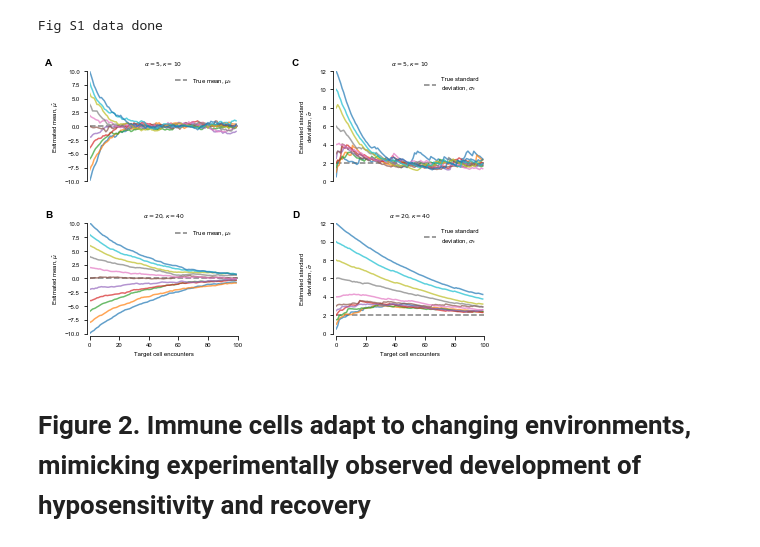
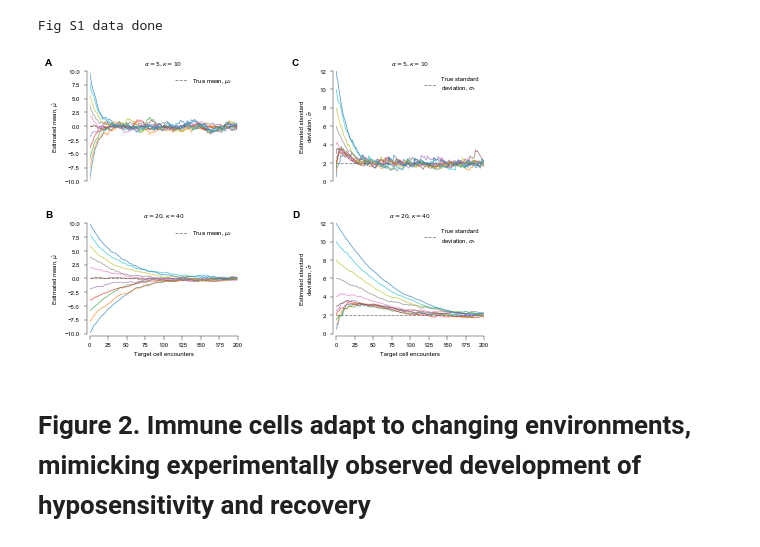
Before and after one commit to ywqin/paper-innate-immune-adaptation, a Jupyter notebook: figures.ipynb, the cells around one changed output. Saved outputs shown, nothing was run; the diff lists cells and outputs as text; code cells hidden in the pictures.

Commit message:
updated figure generation and some data files

```diff
--- a/figures.ipynb
+++ b/figures.ipynb
@@ -24,12 +24,19 @@ from functools import partial
 # %%
 DATA_FOLDER = 'data/'
 
+SIZELINE = 0.8
+AXWIDTH = 0.4
 SUBLABEL_SIZE = 10
 LABEL_SIZE = 6
 FAMILY = 'Arial'
 SINGLE_COLUMN = 8.5/2.54
 ONE_FIVE_COLUMN = 11.4/2.54
 DOUBLE_COLUMN = 17.4/2.54
+
+mpl.rc('lines', linewidth=SIZELINE)
+mpl.rc('axes', linewidth=AXWIDTH)
+mpl.rc('font', size=LABEL_SIZE, family=FAMILY)
+mpl.rc(('xtick.major', 'xtick.minor', 'ytick.major', 'ytick.minor'), width=AXWIDTH)
 
 TRUE_MEAN_LABEL = 'True mean, $\mu_t$'
 ESTD_MEAN_LABEL = 'Estimated\nmean, $\hat{\mu}$'
@@ -106,6 +113,20 @@ Fig 1 data done
 ## Part 2. Plotting
 # %%
 # Fig 1 Code 2/2 plottting
+
+alpha = 10  # 5
+kappa = 20  # 10
+m_env = 0
+var_env = 4
+num_encounter = 100
+
+initial_means = np.arange(-10, 11, 2)
+initial_std = 1
+num_means = len(initial_means)
+
+initial_mean = 5
+initial_stds = [0.5, 1, 1.5, 2, 2.5, 3, 4, 6, 8, 10, 12]
+num_stds = len(initial_stds)
 
 # read data
 data = pd.read_csv('%sestimated_mean_std_alpha%d.csv.gz' %
@@ -116,10 +137,10 @@ data = pd.read_csv('%sestimated_mean_std_alpha%d.csv.gz' %
 # plt.rc('font', size=LABEL_SIZE, family=FAMILY)
 # ax1 = fig.add_axes([0.23, 0.57, 0.735, 0.36])
 # ax2 = fig.add_axes([0.23, 0.125, 0.735, 0.36])
+
 fig = plt.figure(figsize=(SINGLE_COLUMN, SINGLE_COLUMN*0.8))
-plt.rc('font', size=LABEL_SIZE, family=FAMILY)
+
 ax1 = fig.add_axes([0.20, 0.57, 0.735, 0.36])
-ax2 = fig.add_axes([0.20, 0.125, 0.735, 0.36])
 ax1.spines['right'].set_visible(False)
 ax1.spines['top'].set_visible(False)
 ax1.spines['bottom'].set_visible(False)
@@ -133,6 +154,7 @@ ax1.text(-0.2, 1.05, string.ascii_uppercase[0],
          transform=ax1.transAxes, size=SUBLABEL_SIZE, weight='bold')
 ax1.axhline(0.0, label=TRUE_MEAN_LABEL, **DASH_STYLE)
 
+ax2 = fig.add_axes([0.20, 0.125, 0.735, 0.36])
 ax2.spines['right'].set_visible(False)
 ax2.spines['top'].set_visible(False)
 ax2.spines['bottom'].set_position(('axes', -0.02))
@@ -200,8 +222,23 @@ print('Fig S1 data done')
 # %% [output]
 Fig S1 data done
 # %%
-# SI Fig 1  different memeory
-# Case 3 compare alpha = 5 vs 20
+# SI Fig 1  different memory
+# Compare alpha = 5 vs 20
+
+alphas = [5, 20]
+kappas = [10, 40]
+m_env = 0
+var_env = 4
+num_encounter = 200
+
+initial_means = np.arange(-10, 11, 2)
+initial_std = 1
+num_means = len(initial_means)
+
+initial_mean = 5
+initial_stds = [0.5, 1, 1.5, 2, 2.5, 3, 4, 6, 8, 10, 12]
+num_stds = len(initial_stds)
+
 if __name__ == '__main__':
     fig = plt.figure(figsize=(DOUBLE_COLUMN, 4.5))
     plt.rc('font', size=LABEL_SIZE, family=FAMILY)
@@ -255,34 +292,34 @@ if __name__ == '__main__':
     ax3.legend(loc='upper right', frameon=False)
     ax3.set_ylabel(ESTD_STD_LABEL, fontsize=LABEL_SIZE)
     ax3.text(-0.3, 1.05, string.ascii_uppercase[2],
              transform=ax3.transAxes, size=SUBLABEL_SIZE, weight='bold')
     ax3.set_title(r'$\alpha=5, \kappa=10$', fontsize=LABEL_SIZE)
 
     ax4.axhline(math.sqrt(var_env), label=TRUE_STD_LABEL, **DASH_STYLE)
     ax4.legend(loc='upper right', frameon=False)
     ax4.set_xlabel(ENCOUNTER_LABEL, fontsize=LABEL_SIZE)
     ax4.set_ylabel(ESTD_STD_LABEL, fontsize=LABEL_SIZE)
     ax4.text(-0.3, 1.05, string.ascii_uppercase[3],
              transform=ax4.transAxes, size=SUBLABEL_SIZE, weight='bold')
     ax4.set_title(r'$\alpha=20, \kappa=40$', fontsize=LABEL_SIZE)
 
     # different initial mu and same var ------------------------------------
     data_shortmem = pd.read_csv(
         '%sestimated_mean_std_alpha%d.csv.gz' % (DATA_FOLDER, 5), compression='gzip')
     data_longmem = pd.read_csv(
         '%sestimated_mean_std_alpha%d.csv.gz' % (DATA_FOLDER, 20), compression='gzip')
     for j_mu in range(num_means):
         ax1.plot(data_shortmem['mean%d' % j_mu], alpha=0.7)
         ax2.plot(data_longmem['mean%d' % j_mu], alpha=0.7)
 
     for j_std in range(num_means, num_means+num_stds):
         ax3.plot(data_shortmem['std%d' % j_std], alpha=0.7)
         ax4.plot(data_longmem['std%d' % j_std], alpha=0.7)
     plt.savefig('figs1-adaptation-memory.pdf', format='pdf', dpi=300)
     plt.show()
     plt.close()
 # %% [output]
-[figure, old version]
+[figure, new version]
 # %% [markdown]
 # Figure 2. Immune cells adapt to changing environments, mimicking experimentally observed development of hyposensitivity and recovery
 # %% [markdown]
```
Also changed, not shown: parts of 7 cells of this notebook, 2 other files.
